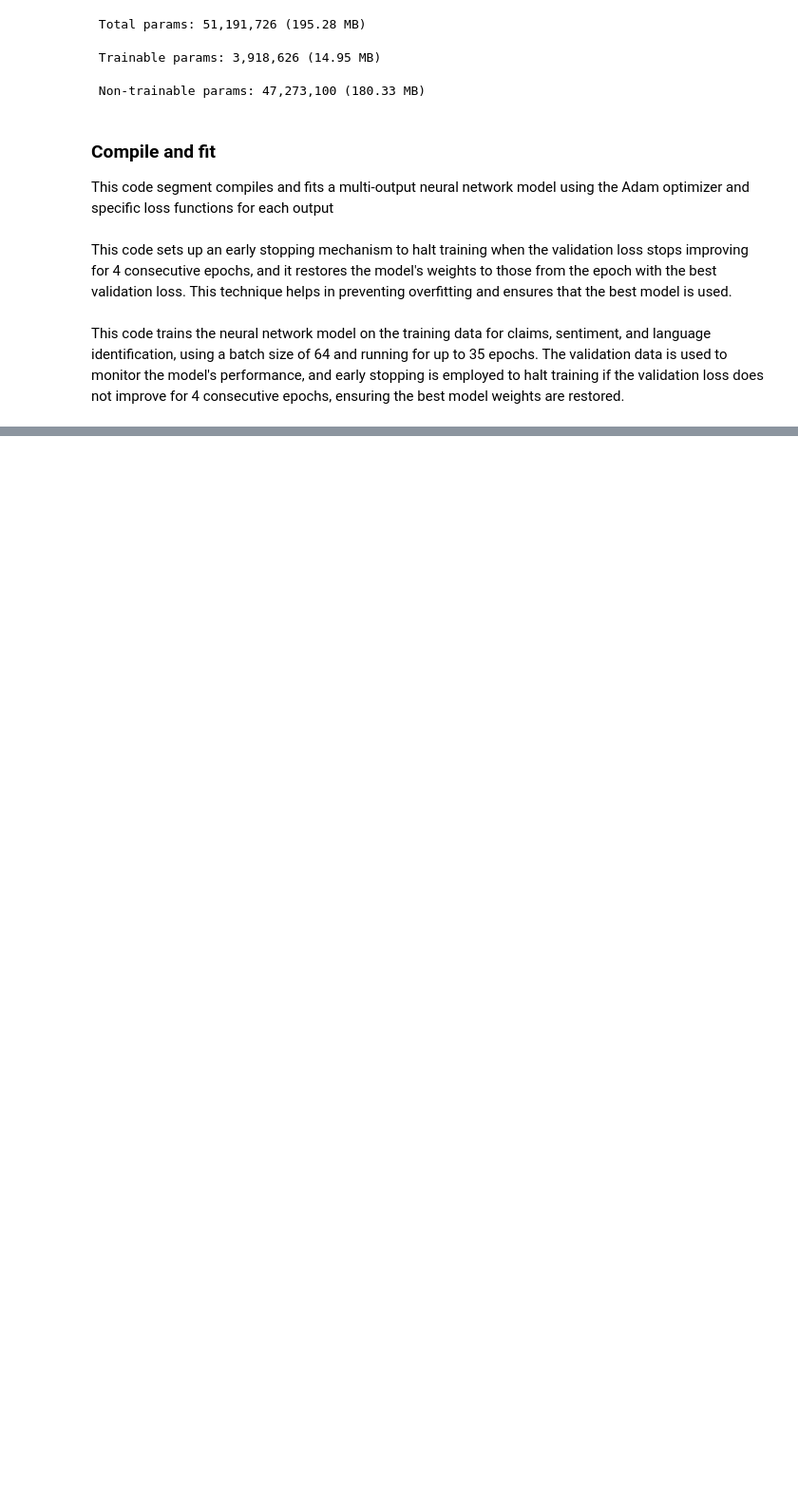
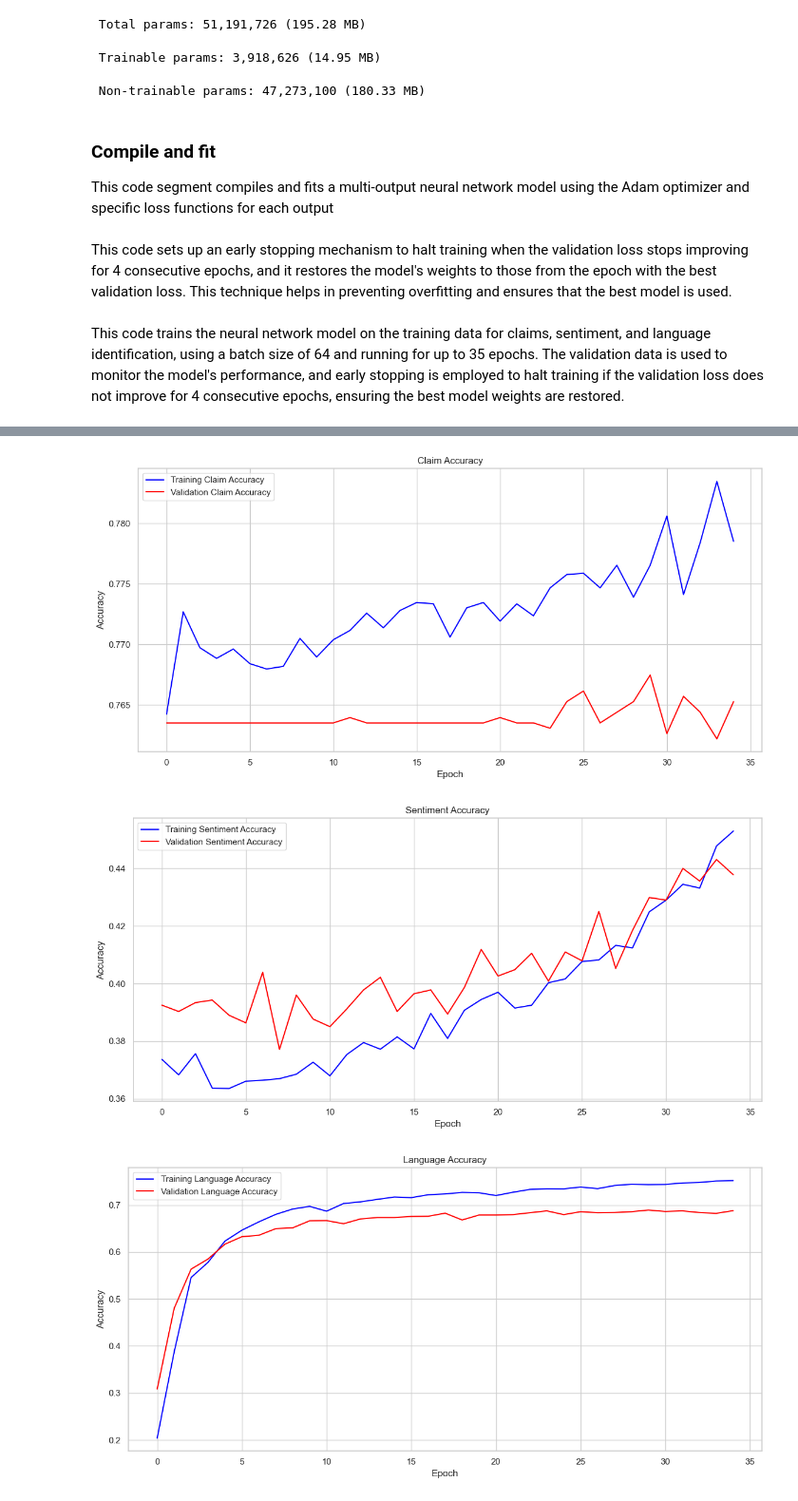
Before and after one commit to A-Alexander-code/IA-Projects, a Jupyter notebook: 22 - Language detection/language_detection.ipynb, the cells around one changed output, grey strips where cells are left out. Shown at 95% size. Drawn from its saved outputs; the diff is of its cells as text; code cells hidden in the pictures; blank space fills up the shorter version.

```diff
--- a/22 - Language detection/language_detection.ipynb
+++ b/22 - Language detection/language_detection.ipynb
@@ -455,0 +512,22 @@ h=model.fit(
+# %%
+# Create plots for each accuracy metric
+metrics = {
+    'Claim Accuracy': ['claim_accuracy', 'val_claim_accuracy'],
+    'Sentiment Accuracy': ['sentiment_accuracy', 'val_sentiment_accuracy'],
+    'Language Accuracy': ['lang_accuracy', 'val_lang_accuracy']
+}
+
+for metric_name, keys in metrics.items():
+    plt.figure(figsize=(12, 6))
+    plt.plot(history[keys[0]], label='Training ' + metric_name, color='blue')
+    plt.plot(history[keys[1]], label='Validation ' + metric_name, color='red')
+    plt.title(metric_name)
+    plt.xlabel('Epoch')
+    plt.ylabel('Accuracy')
+    plt.legend()
+    plt.tight_layout()
+    plt.show()
+# %% [output]
+[figure, added]
+[figure, added]
+[figure, added]
```
Also changed, not shown: parts of 25 cells of this notebook, 1 other file.
